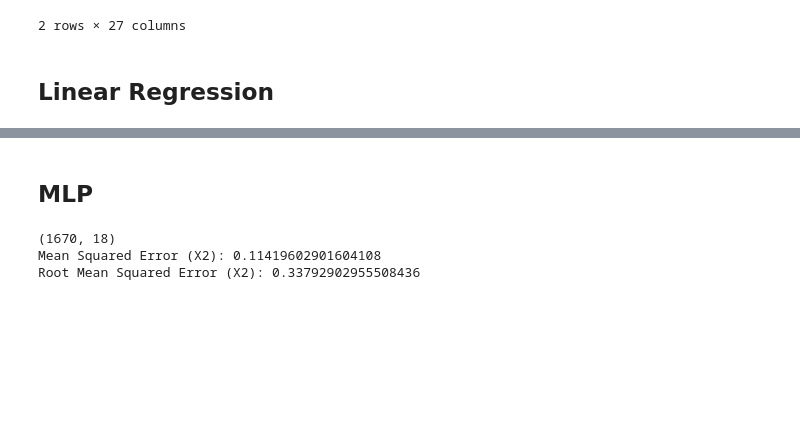
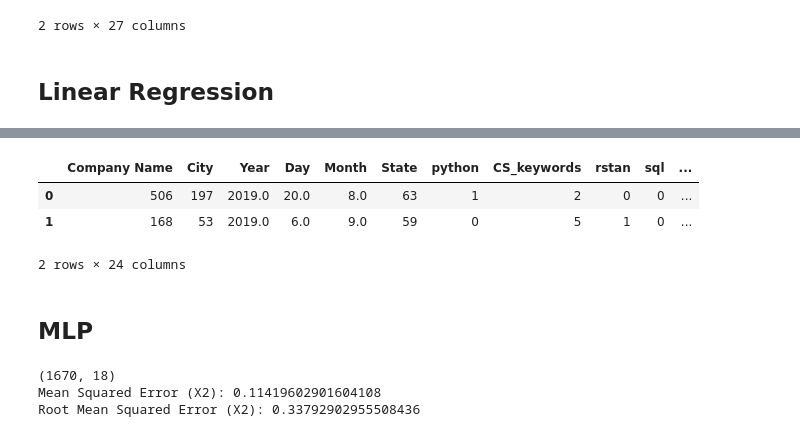
Before and after one commit to Chr728/SALARYPREDICTION, a Jupyter notebook: model_training.ipynb, the cells around one changed output, grey strips where cells are left out. Cells and saved outputs as stored; diff of their text form; code cells hidden in the pictures; blank space fills up the shorter version.

```diff
--- a/model_training.ipynb
+++ b/model_training.ipynb
@@ -106,3 +277,10 @@ Root Mean Squared Error Percentage: 0.3181026997976785
+# %%
+X2.head(2)
+# %% [output]
+|  | Company Name | City | Year | Day | Month | State | python | CS_keywords | rstan | sql | ... |
+| 0 | 506 | 197 | 2019.0 | 20.0 | 8.0 | 63 | 1 | 2 | 0 | 0 | ... |
+| 1 | 168 | 53 | 2019.0 | 6.0 | 9.0 | 59 | 0 | 5 | 1 | 0 | ... |
+2 rows × 24 columns
 # %% [markdown]
 ## MLP
 # %%
```
Also changed, not shown: parts of 4 cells of this notebook.
